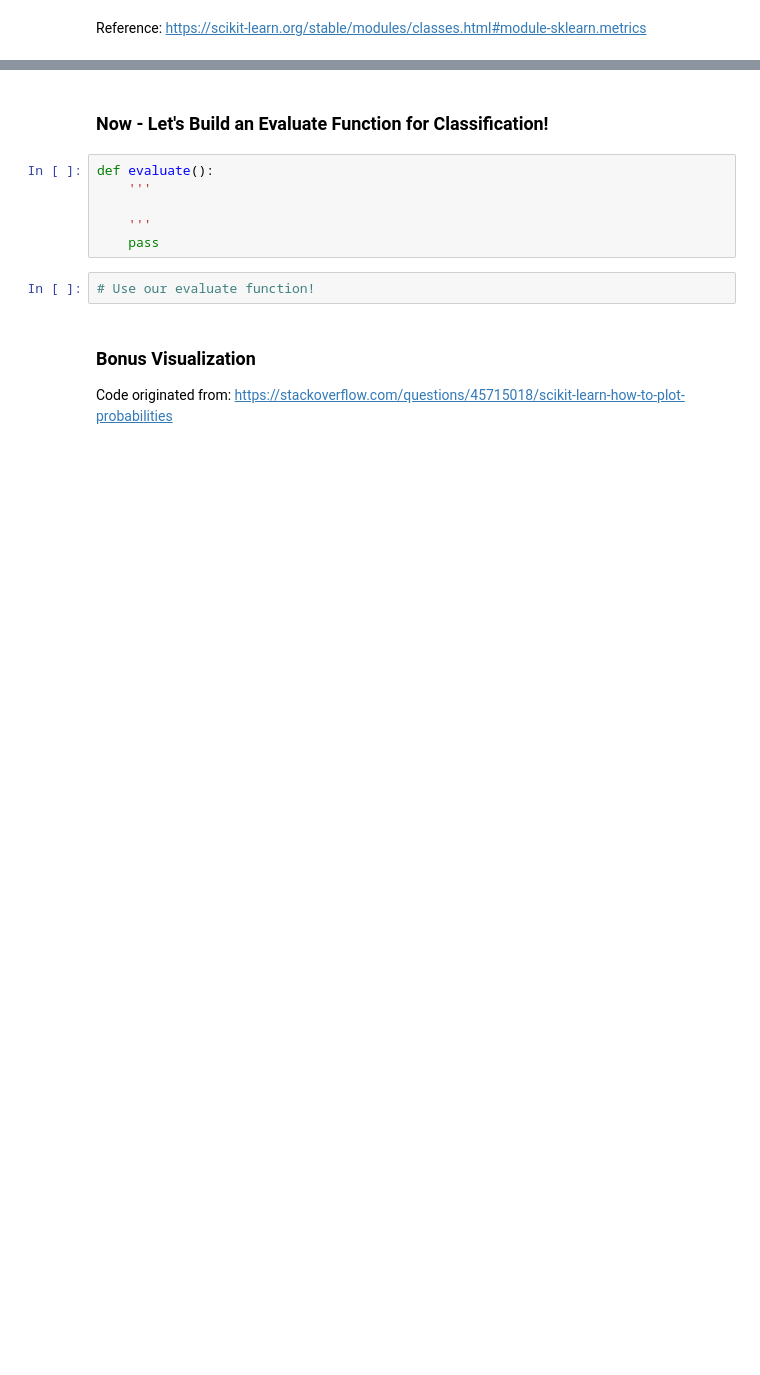
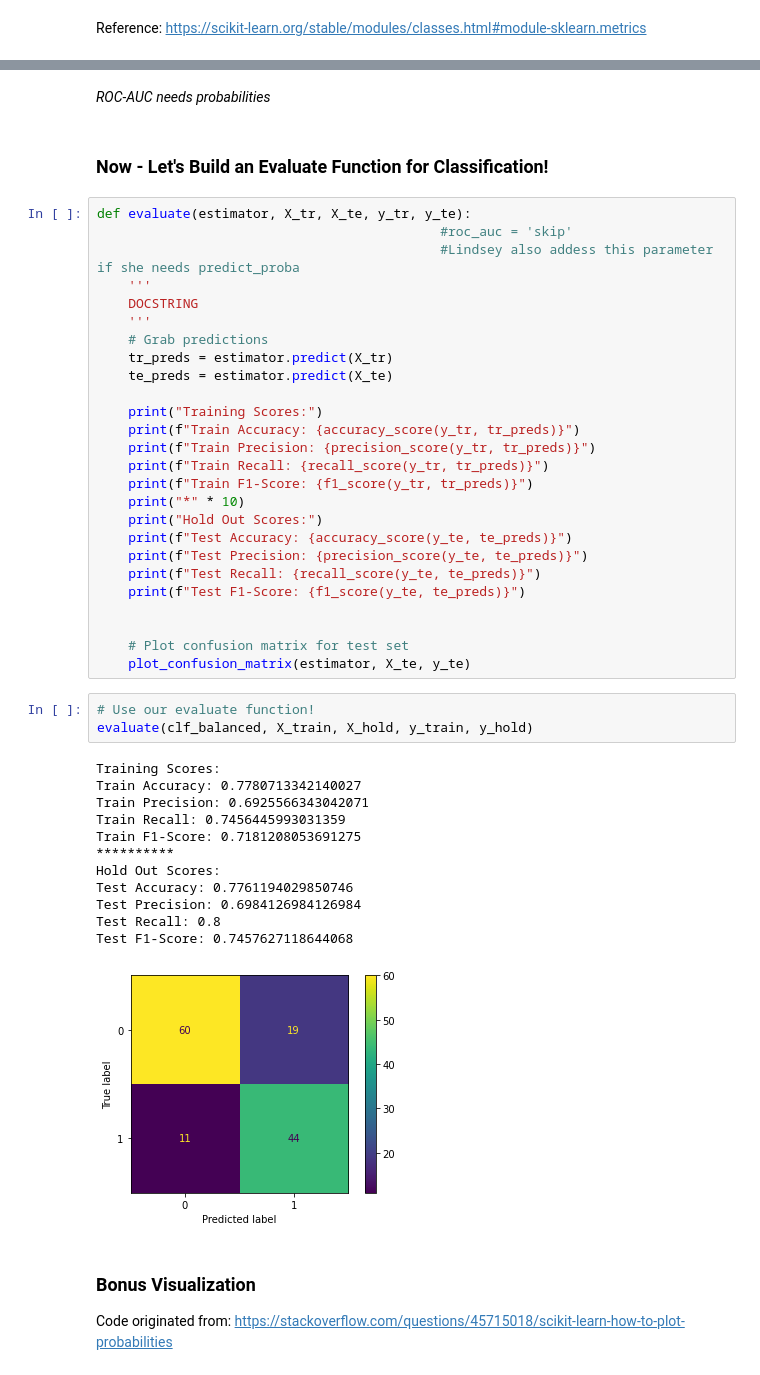
Before and after one commit to garrettwilliams90/DSLE-0830-Pipelines-ClassificationEvaluation, a Jupyter notebook: Pipelines-and-Classification-Evaluation.ipynb, the cells around one changed output, grey strips where cells are left out. Cells and saved outputs as stored; diff of their text form; blank space fills up the shorter version.

```diff
--- a/Pipelines-and-Classification-Evaluation.ipynb
+++ b/Pipelines-and-Classification-Evaluation.ipynb
@@ -149,13 +428,49 @@ Reference: https://scikit-learn.org/stable/modules/classes.html#module-sklearn.m
+# %% [markdown]
+*ROC-AUC needs probabilities*
 # %% [markdown]
 ### Now - Let's Build an Evaluate Function for Classification!
-# %%
-def evaluate():
-    '''
-
-    '''
-    pass
+# %%
+def evaluate(estimator, X_tr, X_te, y_tr, y_te):
+                                            #roc_auc = 'skip'
+                                            #Lindsey also addess this parameter if she needs predict_proba
+    '''
+    DOCSTRING
+    '''
+    # Grab predictions
+    tr_preds = estimator.predict(X_tr)
+    te_preds = estimator.predict(X_te)
+
+    print("Training Scores:")
+    print(f"Train Accuracy: {accuracy_score(y_tr, tr_preds)}")
+    print(f"Train Precision: {precision_score(y_tr, tr_preds)}")
+    print(f"Train Recall: {recall_score(y_tr, tr_preds)}")
+    print(f"Train F1-Score: {f1_score(y_tr, tr_preds)}")
+    print("*" * 10)
+    print("Hold Out Scores:")
+    print(f"Test Accuracy: {accuracy_score(y_te, te_preds)}")
+    print(f"Test Precision: {precision_score(y_te, te_preds)}")
+    print(f"Test Recall: {recall_score(y_te, te_preds)}")
+    print(f"Test F1-Score: {f1_score(y_te, te_preds)}")
+
+
+    # Plot confusion matrix for test set
+    plot_confusion_matrix(estimator, X_te, y_te)
 # %%
 # Use our evaluate function!
+evaluate(clf_balanced, X_train, X_hold, y_train, y_hold)
+# %% [output]
+Training Scores:
+Train Accuracy: 0.7780713342140027
+Train Precision: 0.6925566343042071
+Train Recall: 0.7456445993031359
+Train F1-Score: 0.7181208053691275
+**********
+Hold Out Scores:
+Test Accuracy: 0.7761194029850746
+Test Precision: 0.6984126984126984
+Test Recall: 0.8
+Test F1-Score: 0.7457627118644068
+[figure, added]
 # %% [markdown]
 ### Bonus Visualization
 
```
Also changed, not shown: parts of 47 cells of this notebook.
